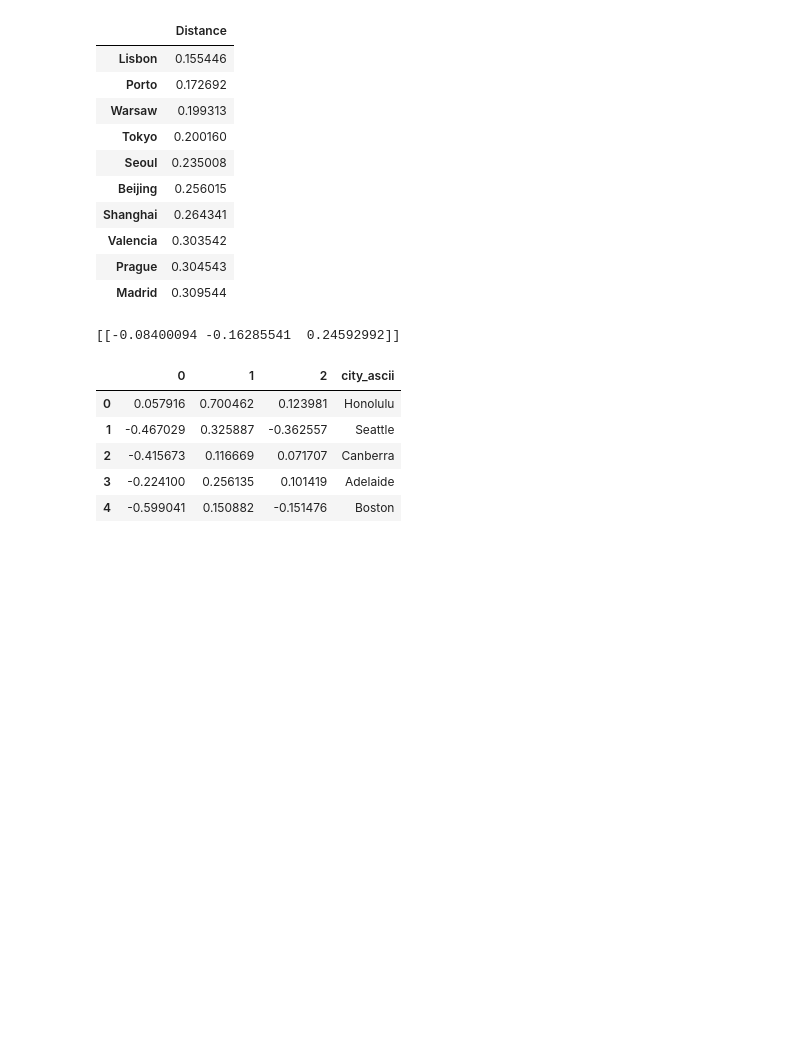
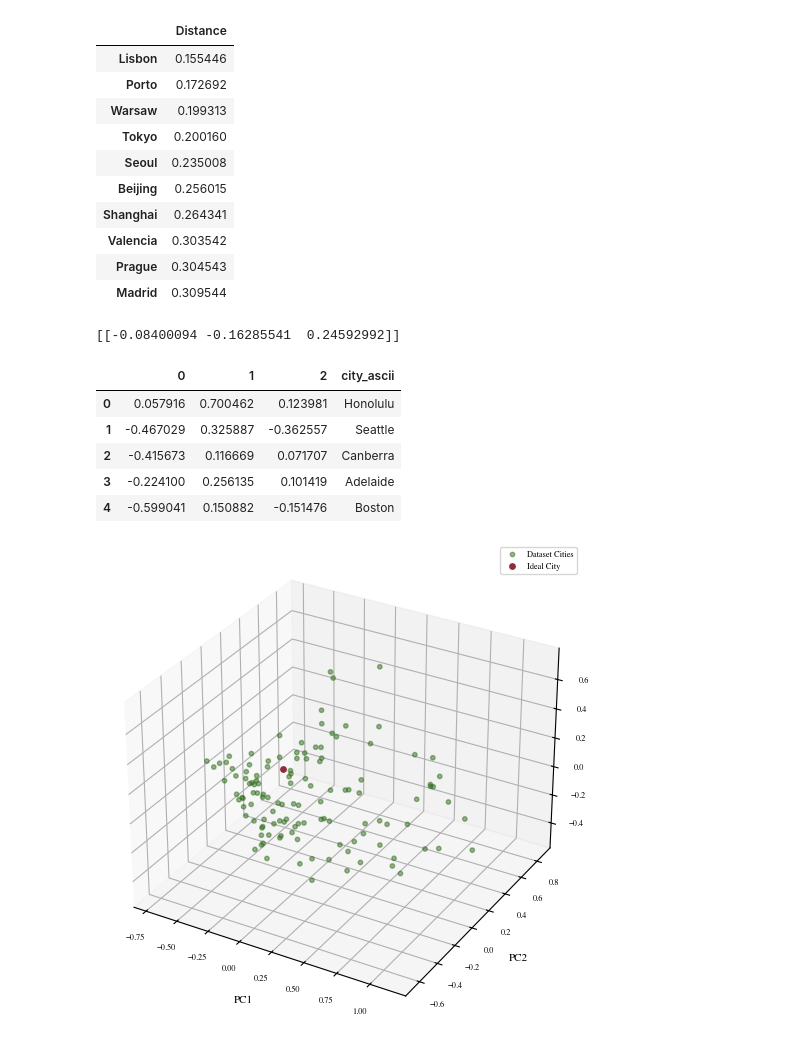
Before and after one commit to kayoooon1/city-recsys, a Jupyter notebook: Modelling/model-third-draft-euclidean-PCA.ipynb, the cells around one changed output. Saved outputs shown, nothing was run; the diff lists cells and outputs as text; code cells hidden in the pictures; blank space fills up the shorter version.

Commit message:
21/01/2024: Revised an alpha for visualization

```diff
--- a/Modelling/model-third-draft-euclidean-PCA.ipynb
+++ b/Modelling/model-third-draft-euclidean-PCA.ipynb
@@ -383,3 +383,38 @@ fig = go.Figure(data=[trace1, trace2], layout=layout)
 
 # Show the plot
 fig.show()
+# %%
+def rgb_to_hex(rgb):
+    return '#%02x%02x%02x' % (int(rgb[0]*255), int(rgb[1]*255), int(rgb[2]*255))
+
+
+# Convert RGB to hexadecimal color codes
+green = rgb_to_hex(rgb.tue_darkgreen)
+red = rgb_to_hex(rgb.tue_red)
+# %%
+import matplotlib.pyplot as plt
+
+# Create a new figure using plt.subplots
+plt.rcParams.update(bundles.icml2022(column="half", nrows=5, ncols=5, usetex=False))
+fig, ax = plt.subplots(figsize=(5, 5), subplot_kw=dict(projection='3d'))
+
+# Create a scatter plot for the original PCA transformed points
+ax.scatter(train_df_pca.iloc[:, 0], train_df_pca.iloc[:, 1], train_df_pca.iloc[:, 2],
+           color=green, alpha=0.5, s=10, label='Dataset Cities')
+
+# Create a scatter plot for the new point
+ax.scatter([new_point_pca[0][0]], [new_point_pca[0][1]], [new_point_pca[0][2]],
+           c=red, s=15, label='Ideal City')
+
+# Set labels
+ax.set_xlabel('PC1')
+ax.set_ylabel('PC2')
+ax.set_zlabel('PC3')
+
+# Add legend
+ax.legend()
+
+plt.savefig('3d-euclidean-pca.pdf')
+plt.show()
+# %% [output]
+[figure, added]
```
